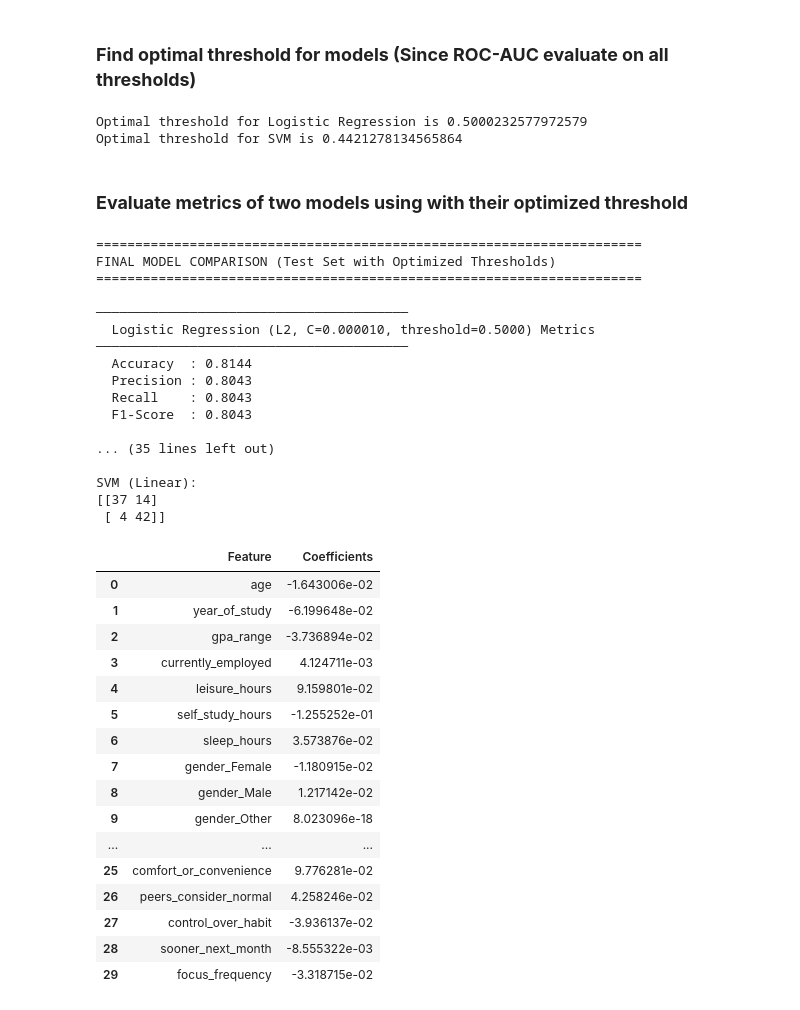
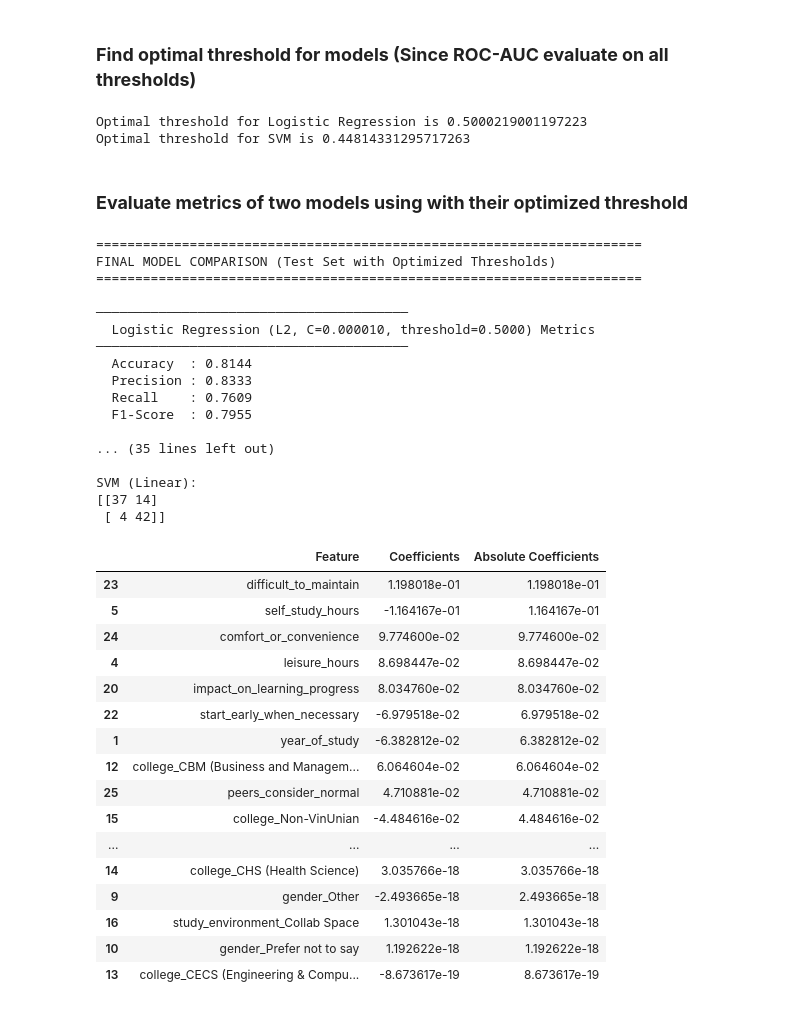
Before and after one commit to longlinh123456/final_project, a Jupyter notebook: source/supervised.ipynb, the cells around one changed output. Cells and saved outputs as stored; diff of their text form; code cells hidden in the pictures.

```diff
--- a/source/supervised.ipynb
+++ b/source/supervised.ipynb
@@ -68,7 +68,8 @@ drop_features = ["delay_until_deadline",
                  "timestamp",
                  "referrer",
                  "data_quality_check",
-                 "delay_unenjoyable_assignments"]
+                 "delay_unenjoyable_assignments",
+                 "far_away_deadlines"]
 
 # Demographic features
 demographic_features = ["age", "year_of_study", "gpa_range", "currently_employed",
@@ -365,8 +371,8 @@ svm_pred_optimal, svm_threshold_optimal = predict_maximize_gmean(best_svm_model,
 print(f"Optimal threshold for Logistic Regression is {logreg_threshold_optimal}")
 print(f"Optimal threshold for SVM is {svm_threshold_optimal}")
 # %% [output]
-Optimal threshold for Logistic Regression is 0.5000232577972579
-Optimal threshold for SVM is 0.4421278134565864
+Optimal threshold for Logistic Regression is 0.5000219001197223
+Optimal threshold for SVM is 0.44814331295717263
 # %%
 # ─────────────────────────────────────────────
 # 4. Metrics
@@ -461,9 +467,9 @@ FINAL MODEL COMPARISON (Test Set with Optimized Thresholds)
   Logistic Regression (L2, C=0.000010, threshold=0.5000) Metrics
 ────────────────────────────────────────
   Accuracy  : 0.8144
-  Precision : 0.8043
-  Recall    : 0.8043
-  F1-Score  : 0.8043
+  Precision : 0.8333
+  Recall    : 0.7609
+  F1-Score  : 0.7955
 
 ... (35 lines left out)
 
@@ -472,30 +478,31 @@ SVM (Linear):
  [ 4 42]]
 # %%
 best_svm_model.coef_
-feature_coef_table = {"Feature" : [], "Coefficients" : []}
+feature_coef_table = {"Feature" : [], "Coefficients" : [], "Absolute Coefficients" : []}
 for index, feature in enumerate(X.columns.tolist()):
     feature_coef_table["Feature"].append(feature)
     feature_coef_table["Coefficients"].append(best_svm_model.coef_[0][index])
+    feature_coef_table["Absolute Coefficients"].append(abs(best_svm_model.coef_[0][index]))
 
 feature_coef_table
 
 feature_coef_df = pd.DataFrame(feature_coef_table)
-feature_coef_df
+feature_coef_df.sort_values(by = "Absolute Coefficients", ascending = False)
 # %% [output]
-|  | Feature | Coefficients |
-| 0 | age | -1.643006e-02 |
-| 1 | year_of_study | -6.199648e-02 |
-| 2 | gpa_range | -3.736894e-02 |
-| 3 | currently_employed | 4.124711e-03 |
-| 4 | leisure_hours | 9.159801e-02 |
-| 5 | self_study_hours | -1.255252e-01 |
-| 6 | sleep_hours | 3.573876e-02 |
-| 7 | gender_Female | -1.180915e-02 |
-| 8 | gender_Male | 1.217142e-02 |
-| 9 | gender_Other | 8.023096e-18 |
-| ... | ... | ... |
-| 25 | comfort_or_convenience | 9.776281e-02 |
-| 26 | peers_consider_normal | 4.258246e-02 |
-| 27 | control_over_habit | -3.936137e-02 |
-| 28 | sooner_next_month | -8.555322e-03 |
-| 29 | focus_frequency | -3.318715e-02 |
+|  | Feature | Coefficients | Absolute Coefficients |
+| 23 | difficult_to_maintain | 1.198018e-01 | 1.198018e-01 |
+| 5 | self_study_hours | -1.164167e-01 | 1.164167e-01 |
+| 24 | comfort_or_convenience | 9.774600e-02 | 9.774600e-02 |
+| 4 | leisure_hours | 8.698447e-02 | 8.698447e-02 |
+| 20 | impact_on_learning_progress | 8.034760e-02 | 8.034760e-02 |
+| 22 | start_early_when_necessary | -6.979518e-02 | 6.979518e-02 |
+| 1 | year_of_study | -6.382812e-02 | 6.382812e-02 |
+| 12 | college_CBM (Business and Managem... | 6.064604e-02 | 6.064604e-02 |
+| 25 | peers_consider_normal | 4.710881e-02 | 4.710881e-02 |
+| 15 | college_Non-VinUnian | -4.484616e-02 | 4.484616e-02 |
+| ... | ... | ... | ... |
+| 14 | college_CHS (Health Science) | 3.035766e-18 | 3.035766e-18 |
+| 9 | gender_Other | -2.493665e-18 | 2.493665e-18 |
+| 16 | study_environment_Collab Space | 1.301043e-18 | 1.301043e-18 |
+| 10 | gender_Prefer not to say | 1.192622e-18 | 1.192622e-18 |
+| 13 | college_CECS (Engineering & Compu... | -8.673617e-19 | 8.673617e-19 |
```
Also changed, not shown: parts of 9 cells of this notebook, 4 other files.
